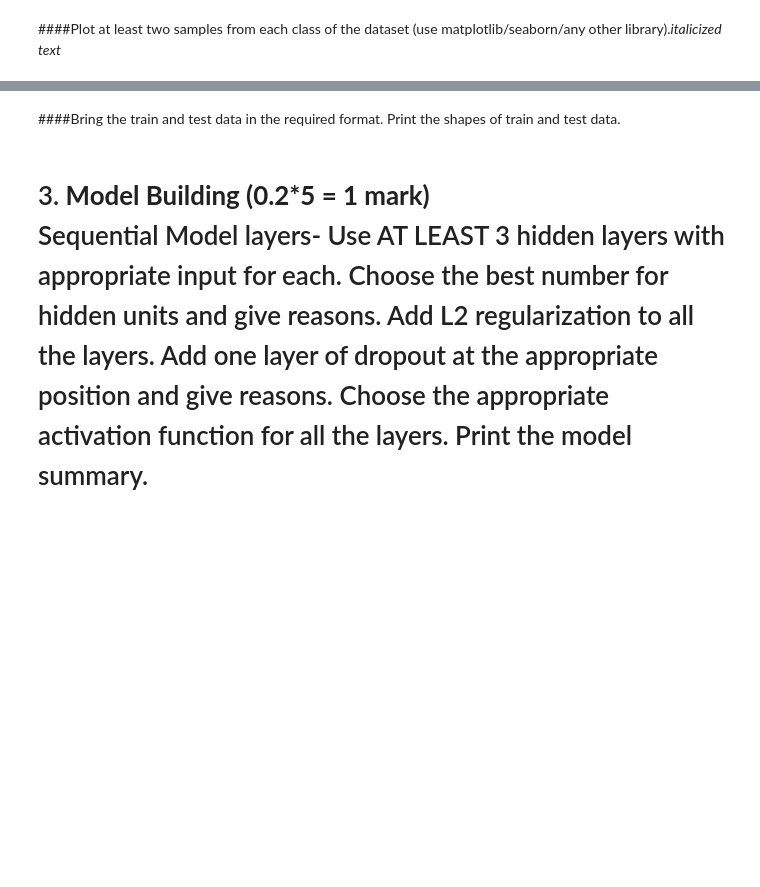
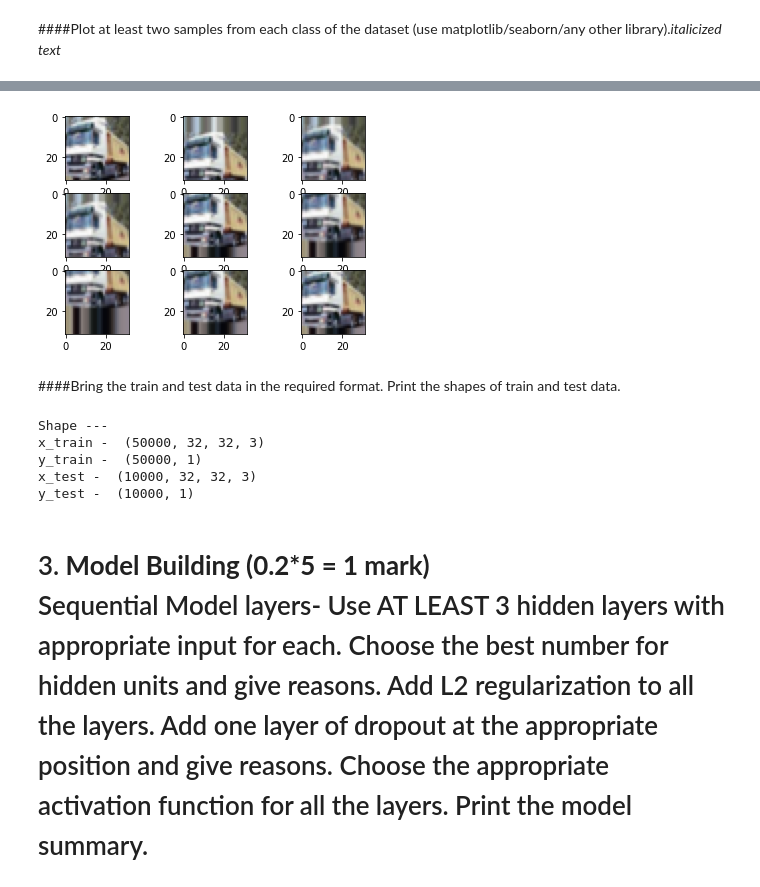
Before and after one commit to ashutoshsingh1/Predict-tags-on-StackOverflow-with-linear-models, a Jupyter notebook: Vision_Dataset_Set2_group_113.ipynb, the cells around one changed output, grey strips where cells are left out. Drawn from its saved outputs; the diff is of its cells as text; code cells hidden in the pictures; blank space fills up the shorter version.

```diff
--- a/Vision_Dataset_Set2_group_113.ipynb
+++ b/Vision_Dataset_Set2_group_113.ipynb
@@ -113,5 +140,47 @@ IndexError: ignored
+# %%
+from keras.preprocessing.image import ImageDataGenerator
+data = x_train[1] #Taking first image
+samples = np.expand_dims(data, 0)
+# create image data augmentation generator
+datagen = ImageDataGenerator(height_shift_range=0.5)
+# prepare iterator
+it = datagen.flow(samples, batch_size=1)
+pyplot.subplot(330 + 1) #main data image
+pyplot.imshow(data)
+# generate samples and plot
+for i in range(8):
+	# define subplot
+	pyplot.subplot(330 + 2 + i)
+	# generate batch of images
+	batch = it.next()
+	# convert to unsigned integers for viewing
+	image = batch[0].astype('uint8')
+	# plot raw pixel data
+	pyplot.imshow(image)
+# show the figure
+pyplot.show()
+# %% [output]
+[figure, added]
 # %% [markdown]
 ####Bring the train and test data in the required format. Print the shapes of train and test data.
+# %%
+nb_classes = 10
+(x_train, y_train), (x_test, y_test) = cifar10.load_data()
+x_train = x_train.astype('float32')
+x_test = x_test.astype('float32')
+x_train  /= 255
+x_test /= 255
+print("Shape ---")
+print("x_train - ", x_train.shape)
+print("y_train - ", y_train.shape)
+print("x_test - ", x_test.shape)
+print("y_test - ", y_test.shape)
+# %% [output]
+Shape ---
+x_train -  (50000, 32, 32, 3)
+y_train -  (50000, 1)
+x_test -  (10000, 32, 32, 3)
+y_test -  (10000, 1)
 # %% [markdown]
 # 3. **Model Building (0.2*5 = 1 mark)**<BR> Sequential Model layers- Use AT LEAST 3 hidden layers with appropriate input for each. Choose the best number for hidden units and give reasons. Add L2 regularization to all the layers. Add one layer of dropout at the appropriate position and give reasons. Choose the appropriate activation function for all the layers. Print the model summary.
 # %% [markdown]
```
Also changed, not shown: parts of 35 cells of this notebook.
